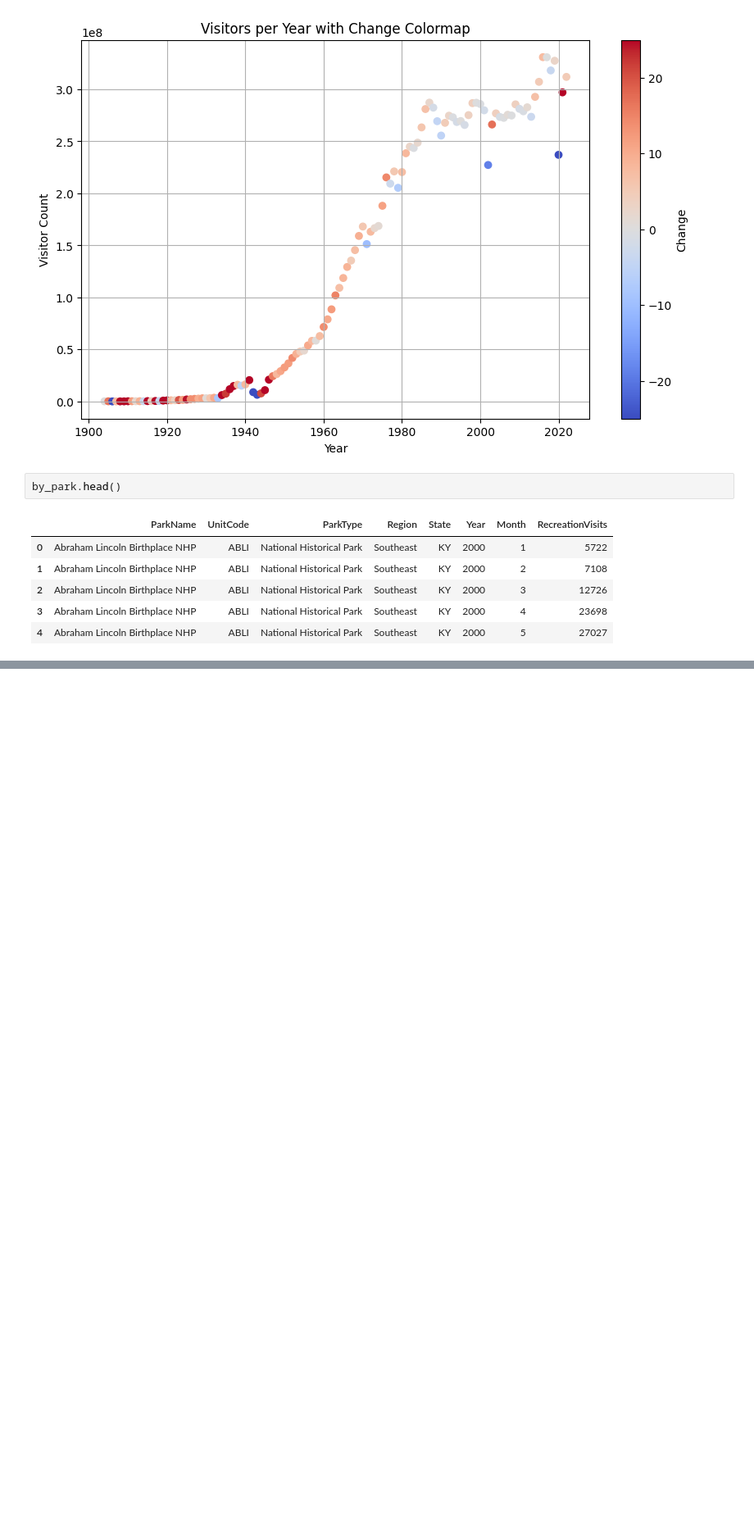
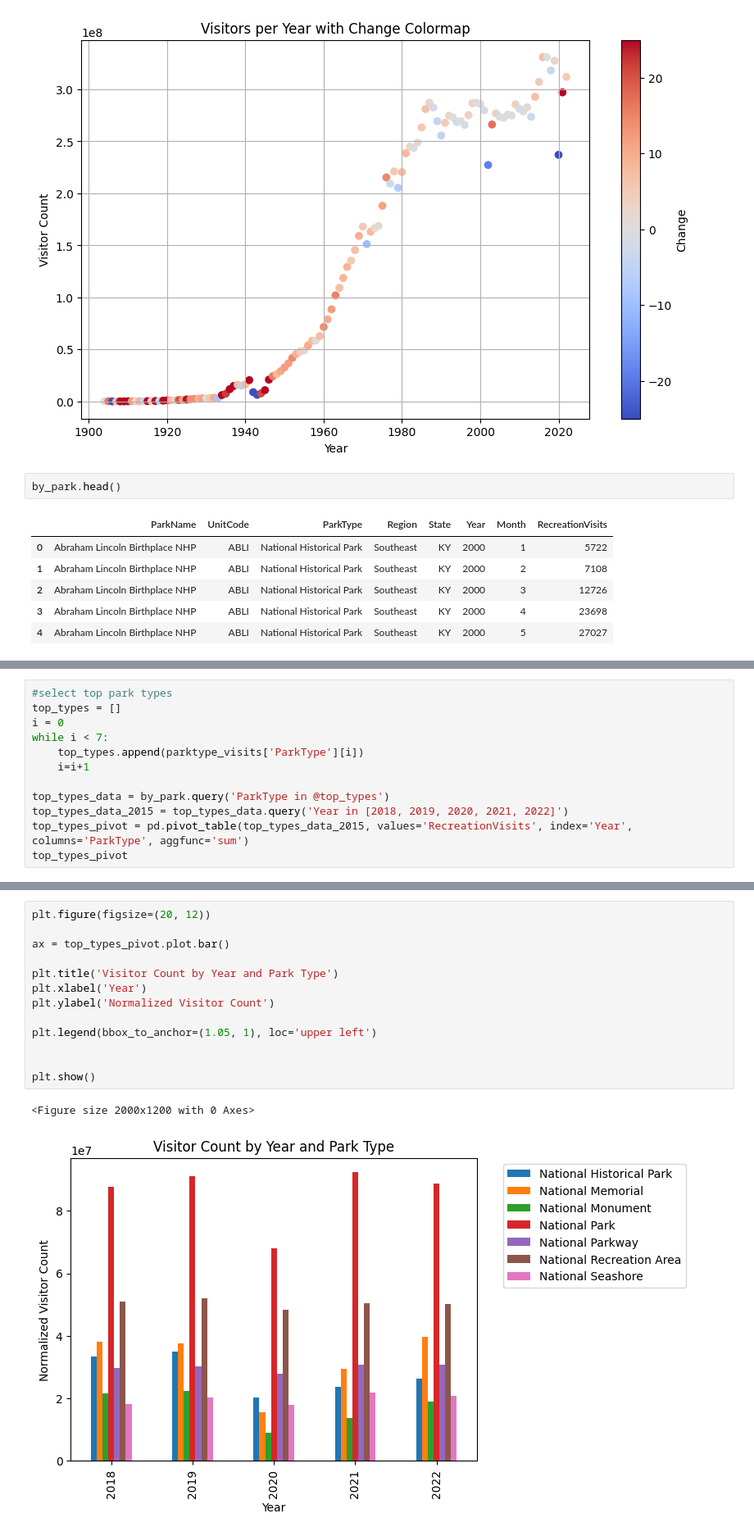
Before and after one commit to michaelzwartz/National-Parks-and-COVID, a Jupyter notebook: Data_visualization.ipynb, the cells around one changed output, grey strips where cells are left out. Shown at 82% size. Drawn from its saved outputs; the diff is of its cells as text; blank space fills up the shorter version.

```diff
--- a/Data_visualization.ipynb
+++ b/Data_visualization.ipynb
@@ -116,0 +115,12 @@ by_park.to_csv(path2, index=False)
+# %%
+#select top park types
+top_types = []
+i = 0
+while i < 7:
+    top_types.append(parktype_visits['ParkType'][i])
+    i=i+1
+
+top_types_data = by_park.query('ParkType in @top_types')
+top_types_data_2015 = top_types_data.query('Year in [2018, 2019, 2020, 2021, 2022]')
+top_types_pivot = pd.pivot_table(top_types_data_2015, values='RecreationVisits', index='Year', columns='ParkType', aggfunc='sum')
+top_types_pivot
@@ -116,0 +135,16 @@ by_park.to_csv(path2, index=False)
+# %%
+plt.figure(figsize=(20, 12))
+
+ax = top_types_pivot.plot.bar()
+
+plt.title('Visitor Count by Year and Park Type')
+plt.xlabel('Year')
+plt.ylabel('Normalized Visitor Count')
+
+plt.legend(bbox_to_anchor=(1.05, 1), loc='upper left')
+
+
+plt.show()
+# %% [output]
+<Figure size 2000x1200 with 0 Axes>
+[figure, added]
```
Also changed, not shown: parts of 7 cells of this notebook, 1 other file.
